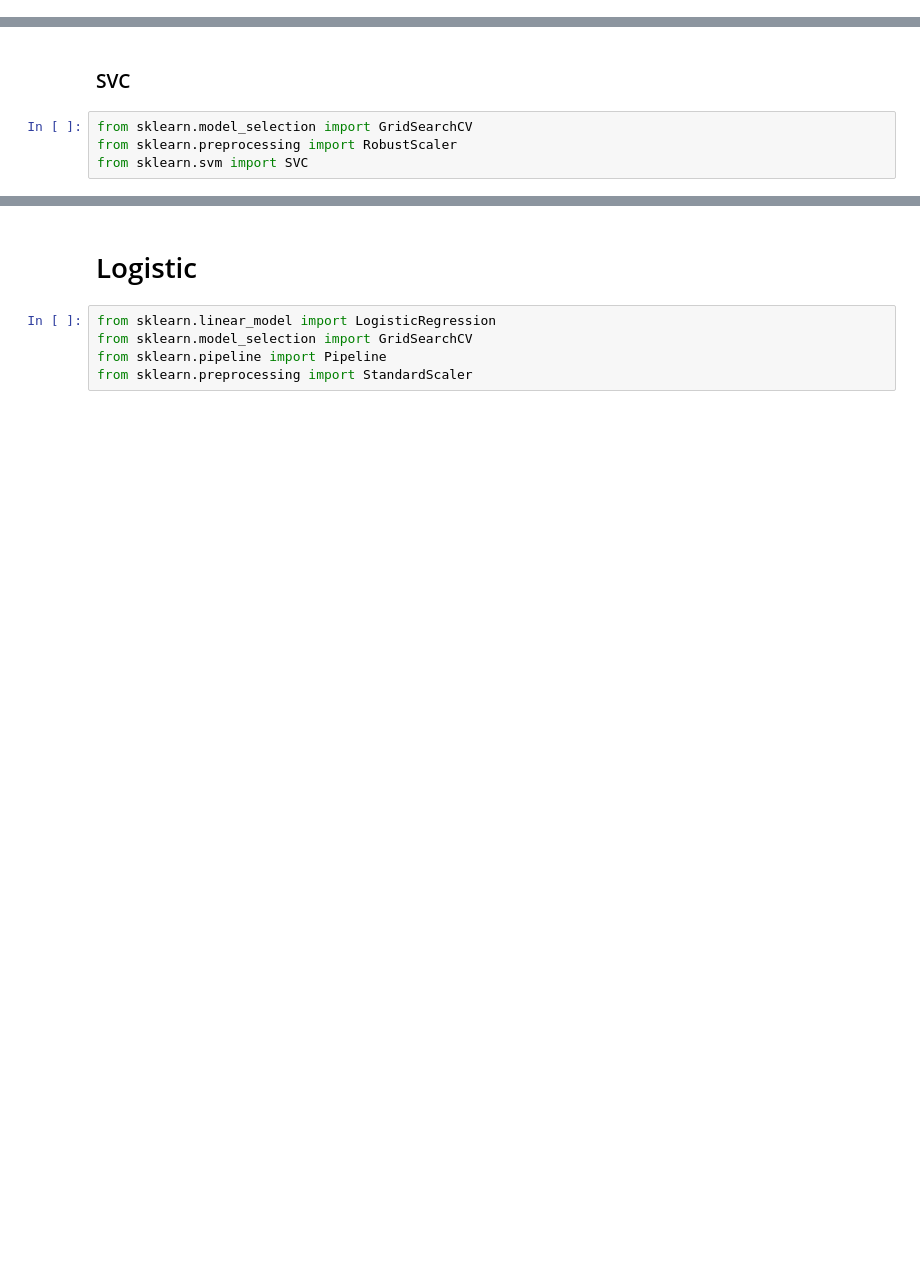
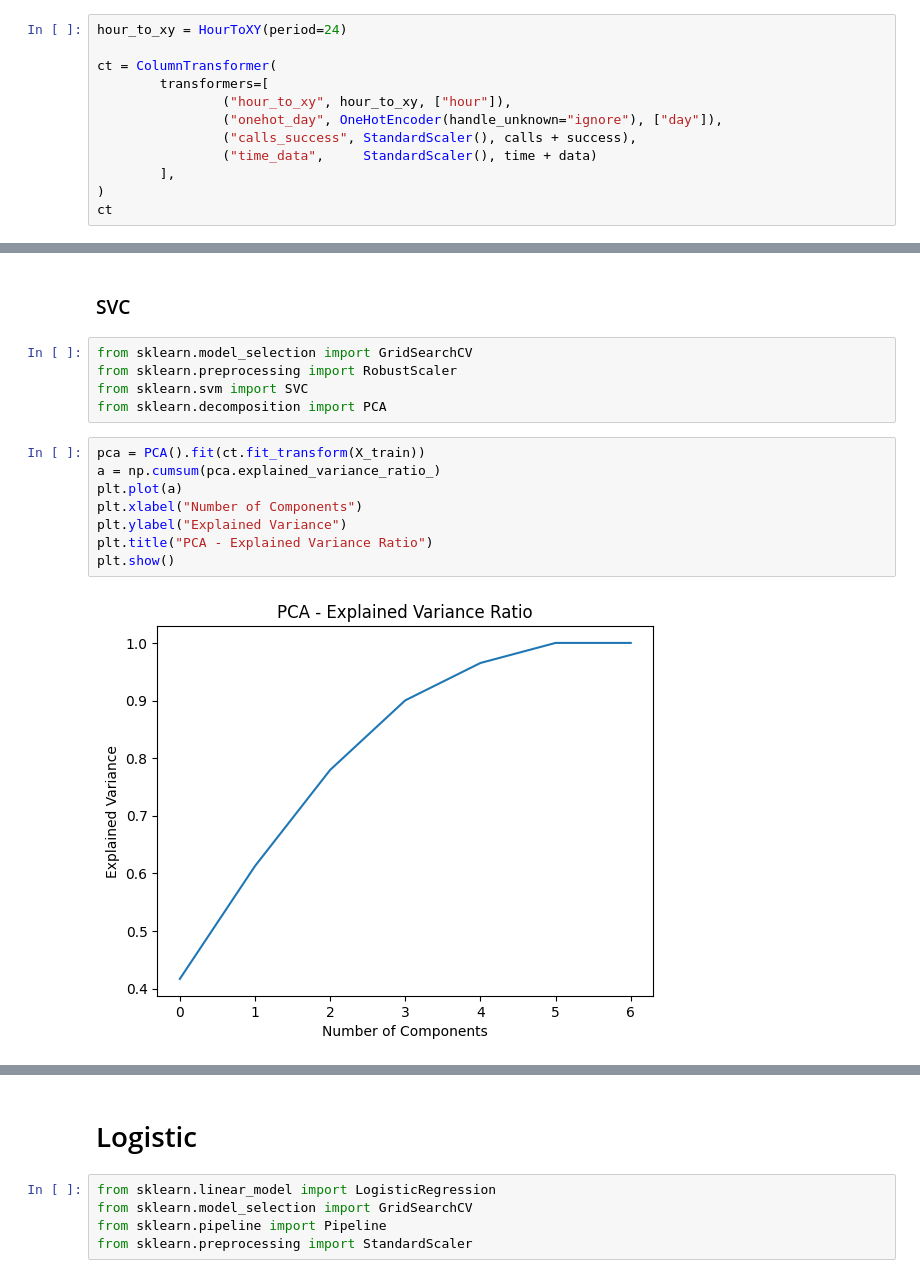
Before and after one commit to giunzz/Data_Science, a Jupyter notebook: Tuan6/BT6.ipynb, the cells around one changed output, grey strips where cells are left out. Saved outputs shown, nothing was run; the diff lists cells and outputs as text; blank space fills up the shorter version.

```diff
--- a/Tuan6/BT6.ipynb
+++ b/Tuan6/BT6.ipynb
@@ -253,3 +225,15 @@ plt.ylim(0, 1)
 plt.show()
 # %% [output]
 [figure]
+# %%
+hour_to_xy = HourToXY(period=24)
+
+ct = ColumnTransformer(
+        transformers=[
+                ("hour_to_xy", hour_to_xy, ["hour"]),
+                ("onehot_day", OneHotEncoder(handle_unknown="ignore"), ["day"]),
+                ("calls_success", StandardScaler(), calls + success),
+                ("time_data",     StandardScaler(), time + data)
+        ],
+)
+ct
@@ -259,4 +264,15 @@ plt.show()
 from sklearn.model_selection import GridSearchCV
 from sklearn.preprocessing import RobustScaler
 from sklearn.svm import SVC
+from sklearn.decomposition import PCA
+# %%
+pca = PCA().fit(ct.fit_transform(X_train))
+a = np.cumsum(pca.explained_variance_ratio_)
+plt.plot(a)
+plt.xlabel("Number of Components")
+plt.ylabel("Explained Variance")
+plt.title("PCA - Explained Variance Ratio")
+plt.show()
+# %% [output]
+[figure, added]
 # %%
```
Also changed, not shown: parts of 15 cells of this notebook, 6 other files.
